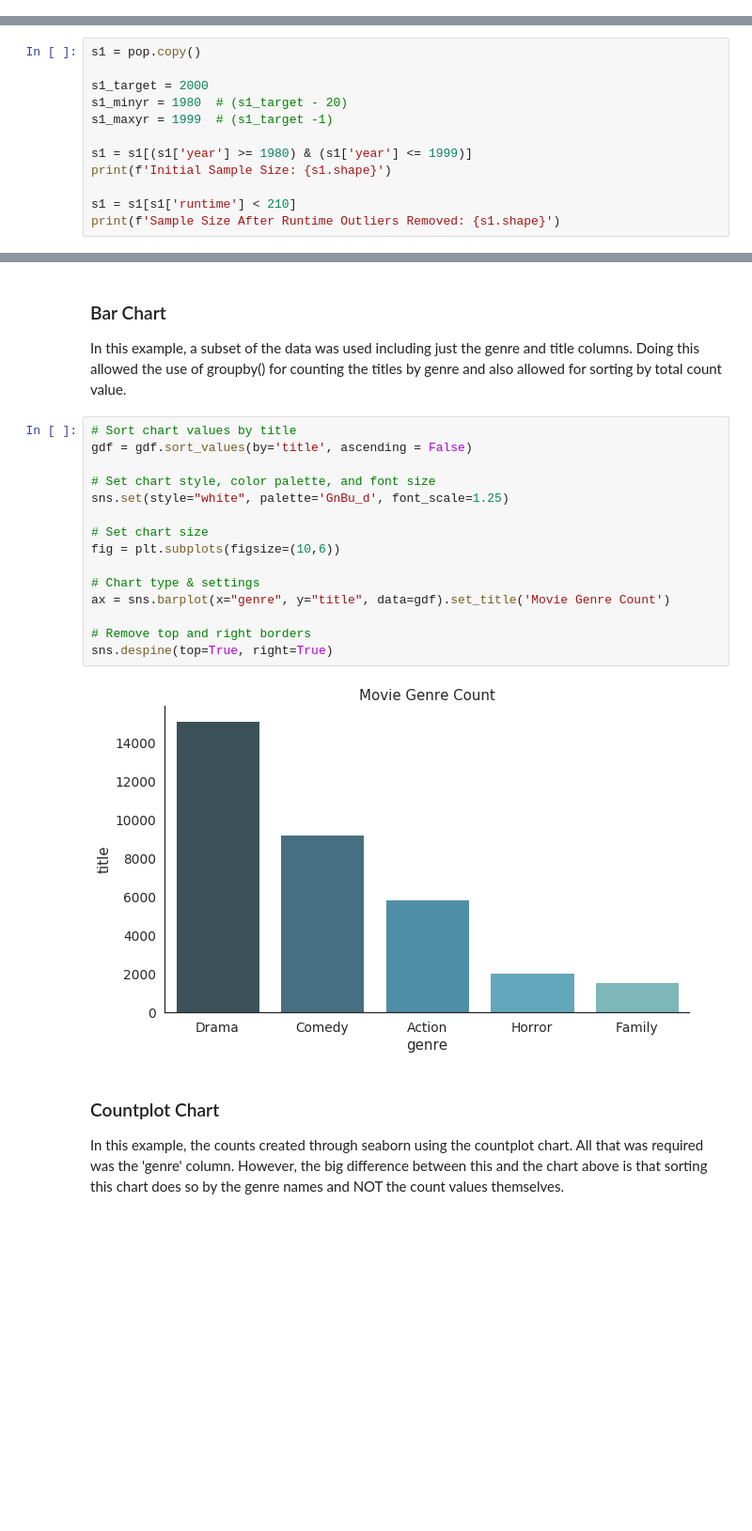
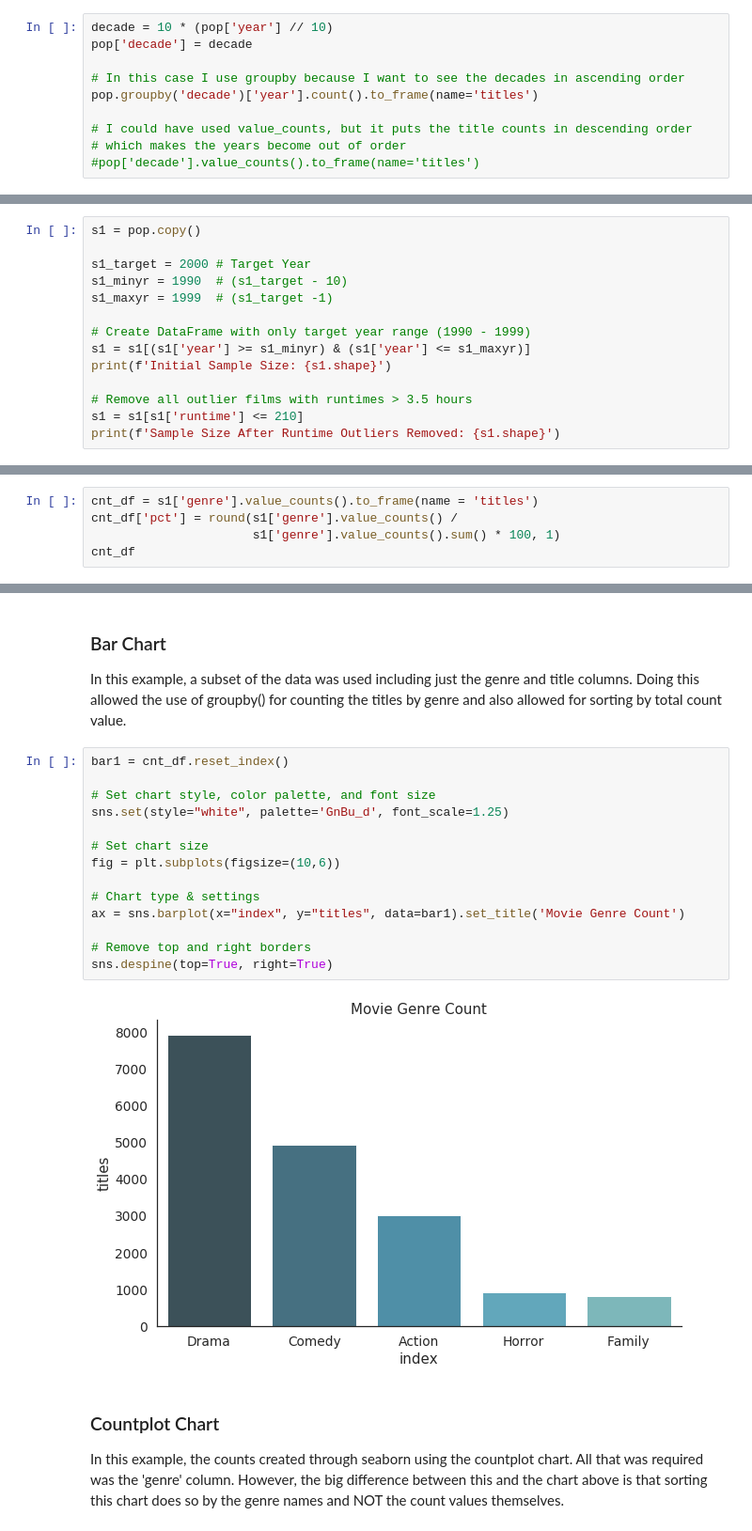
Before and after one commit to sbullard/data-science, a Jupyter notebook: movie_analysis/Part II - Data Exploration.ipynb, the cells around one changed output, grey strips where cells are left out. Shown at 94% size. Drawn from its saved outputs; the diff is of its cells as text; blank space fills up the shorter version.

```diff
--- a/movie_analysis/Part II - Data Exploration.ipynb
+++ b/movie_analysis/Part II - Data Exploration.ipynb
@@ -372,0 +329,10 @@ Name: year, dtype: int64
+# %%
+decade = 10 * (pop['year'] // 10)
+pop['decade'] = decade
+
+# In this case I use groupby because I want to see the decades in ascending order
+pop.groupby('decade')['year'].count().to_frame(name='titles')
+
+# I could have used value_counts, but it puts the title counts in descending order
+# which makes the years become out of order
+#pop['decade'].value_counts().to_frame(name='titles')
@@ -382,13 +363,15 @@ My templtae sample has the target year of 2000 which means it uses the years fro
 # %%
 s1 = pop.copy()
 
-s1_target = 2000
-s1_minyr = 1980  # (s1_target - 20)
+s1_target = 2000 # Target Year
+s1_minyr = 1990  # (s1_target - 10)
 s1_maxyr = 1999  # (s1_target -1)
 
-s1 = s1[(s1['year'] >= 1980) & (s1['year'] <= 1999)]
+# Create DataFrame with only target year range (1990 - 1999)
+s1 = s1[(s1['year'] >= s1_minyr) & (s1['year'] <= s1_maxyr)]
 print(f'Initial Sample Size: {s1.shape}')
 
-s1 = s1[s1['runtime'] < 210]
+# Remove all outlier films with runtimes > 3.5 hours
+s1 = s1[s1['runtime'] <= 210]
 print(f'Sample Size After Runtime Outliers Removed: {s1.shape}')
 # %% [output]
@@ -462,0 +440,5 @@ gdf
+# %%
+cnt_df = s1['genre'].value_counts().to_frame(name = 'titles')
+cnt_df['pct'] = round(s1['genre'].value_counts() /
+                      s1['genre'].value_counts().sum() * 100, 1)
+cnt_df
@@ -464,22 +453,21 @@ gdf
 ### Bar Chart
 In this example, a subset of the data was used including just the genre and title columns. Doing this allowed the use of groupby() for counting the titles by genre and also allowed for sorting by total count value.
 # %%
-# Sort chart values by title
-gdf = gdf.sort_values(by='title', ascending = False)
+bar1 = cnt_df.reset_index()
 
 # Set chart style, color palette, and font size
 sns.set(style="white", palette='GnBu_d', font_scale=1.25)
 
 # Set chart size
 fig = plt.subplots(figsize=(10,6))
 
 # Chart type & settings
-ax = sns.barplot(x="genre", y="title", data=gdf).set_title('Movie Genre Count')
+ax = sns.barplot(x="index", y="titles", data=bar1).set_title('Movie Genre Count')
 
 # Remove top and right borders
 sns.despine(top=True, right=True)
 # %% [output]
-[figure, old version]
+[figure, new version]
 # %% [markdown]
 ### Countplot Chart
 In this example, the counts created through seaborn using the countplot chart. All that was required was the 'genre' column. However, the big difference between this and the chart above is that sorting this chart does so by the genre names and NOT the count values themselves.
```
Also changed, not shown: parts of 73 cells of this notebook, 2 other files.
